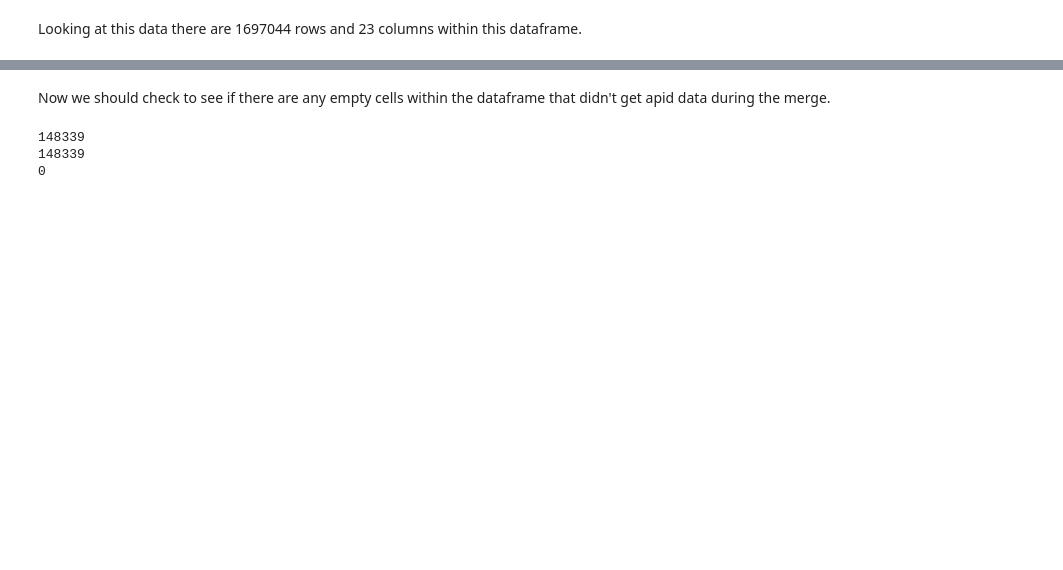
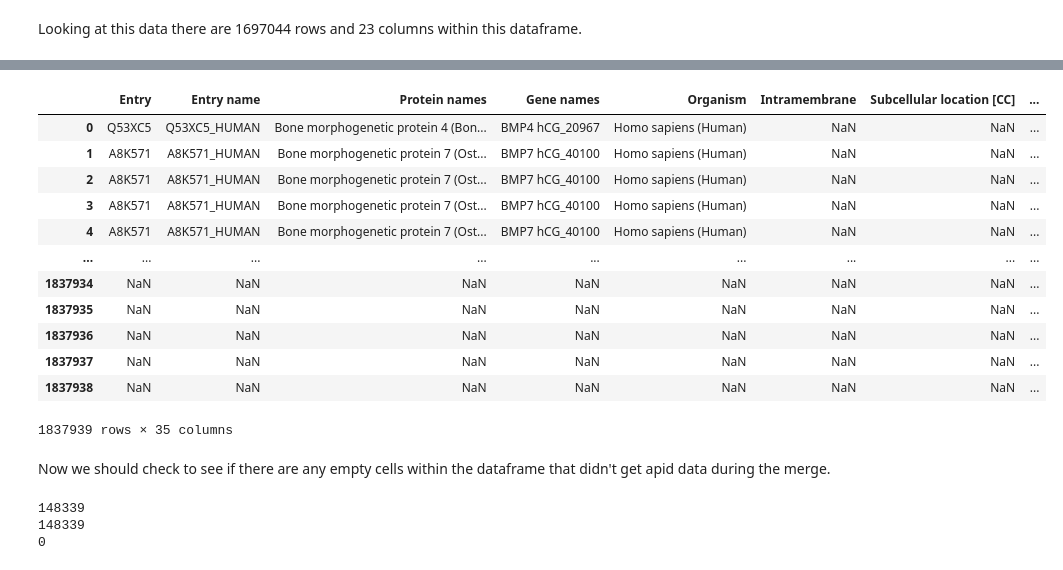
Before and after one commit to Zach-Sisson-1/Host-Pathogen_Network_Analysis, a Jupyter notebook: jupyter_notebooks/exploratory_work.ipynb, the cells around one changed output, grey strips where cells are left out. Saved outputs shown, nothing was run; the diff lists cells and outputs as text; code cells hidden in the pictures; blank space fills up the shorter version.

```diff
--- a/jupyter_notebooks/exploratory_work.ipynb
+++ b/jupyter_notebooks/exploratory_work.ipynb
@@ -91,4 +80,20 @@ data_merge.head()
 5 rows × 35 columns
+# %%
+data_merge
+# %% [output]
+|  | Entry | Entry name | Protein names | Gene names | Organism | Intramembrane | Subcellular location [CC] | ... |
+| 0 | Q53XC5 | Q53XC5_HUMAN | Bone morphogenetic protein 4 (Bon... | BMP4 hCG_20967 | Homo sapiens (Human) | NaN | NaN | ... |
+| 1 | A8K571 | A8K571_HUMAN | Bone morphogenetic protein 7 (Ost... | BMP7 hCG_40100 | Homo sapiens (Human) | NaN | NaN | ... |
+| 2 | A8K571 | A8K571_HUMAN | Bone morphogenetic protein 7 (Ost... | BMP7 hCG_40100 | Homo sapiens (Human) | NaN | NaN | ... |
+| 3 | A8K571 | A8K571_HUMAN | Bone morphogenetic protein 7 (Ost... | BMP7 hCG_40100 | Homo sapiens (Human) | NaN | NaN | ... |
+| 4 | A8K571 | A8K571_HUMAN | Bone morphogenetic protein 7 (Ost... | BMP7 hCG_40100 | Homo sapiens (Human) | NaN | NaN | ... |
+| ... | ... | ... | ... | ... | ... | ... | ... | ... |
+| 1837934 | NaN | NaN | NaN | NaN | NaN | NaN | NaN | ... |
+| 1837935 | NaN | NaN | NaN | NaN | NaN | NaN | NaN | ... |
+| 1837936 | NaN | NaN | NaN | NaN | NaN | NaN | NaN | ... |
+| 1837937 | NaN | NaN | NaN | NaN | NaN | NaN | NaN | ... |
+| 1837938 | NaN | NaN | NaN | NaN | NaN | NaN | NaN | ... |
+1837939 rows × 35 columns
 # %% [markdown]
 Now we should check to see if there are any empty cells within the dataframe that didn't get apid data during the merge.
 # %%
```
Also changed, not shown: parts of 18 cells of this notebook, 2 other files.
